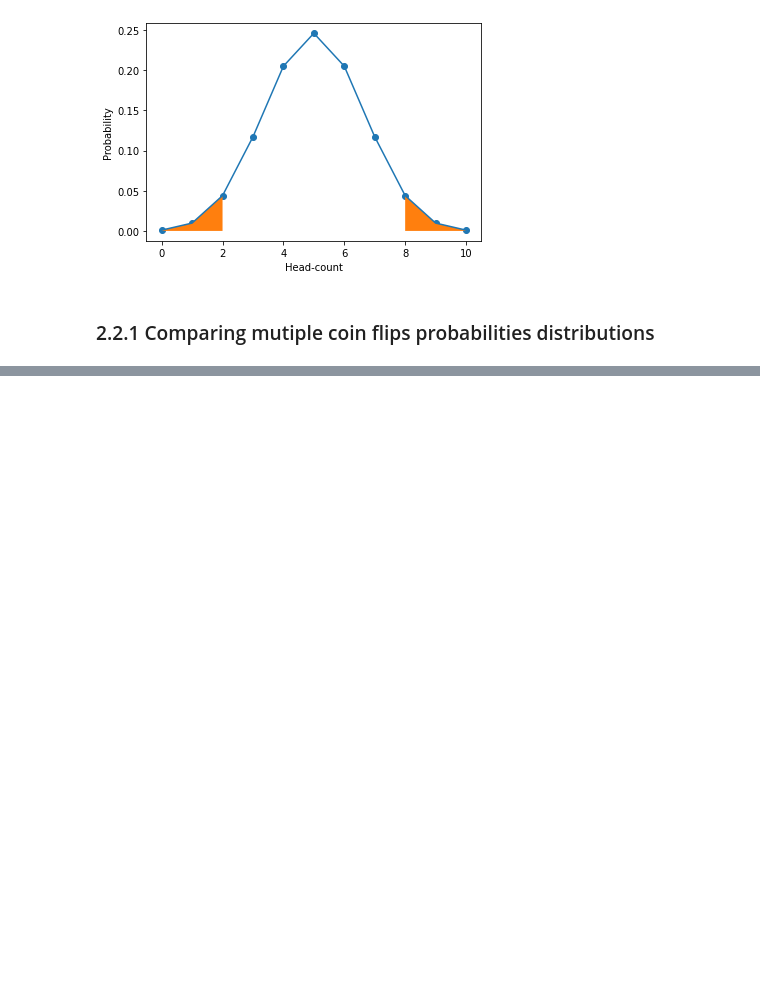
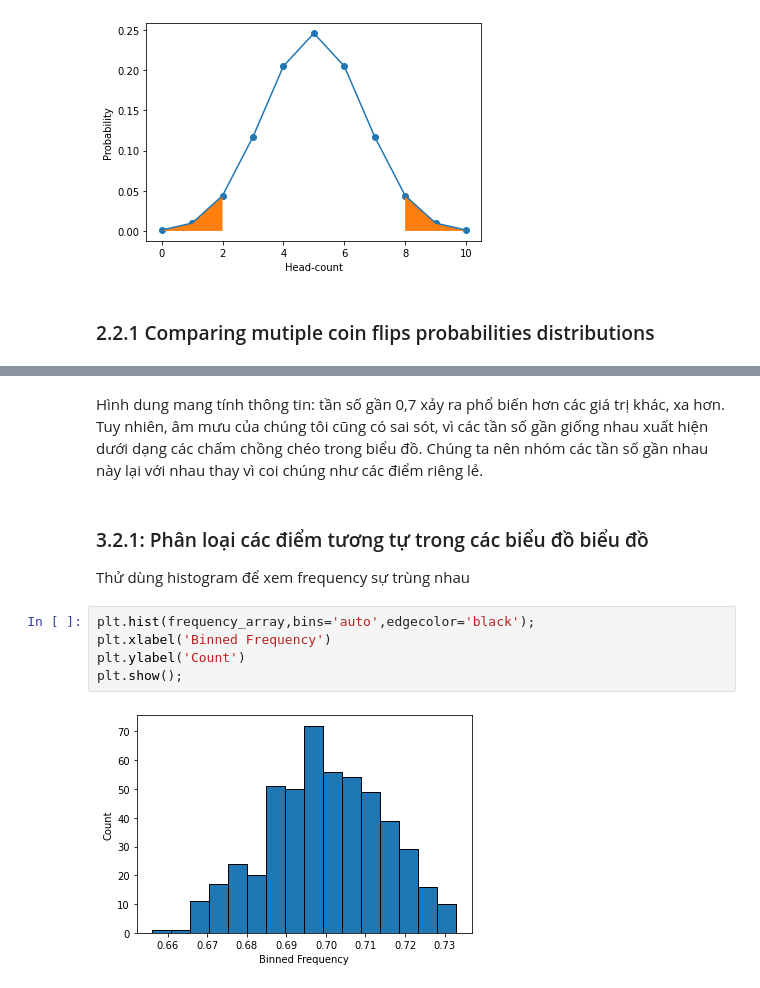
Before and after one commit to Thuoq/Data-Science-Bookcamp, a Jupyter notebook: Case study 1—Finding the winning strategy in a card game.ipynb, the cells around one changed output, grey strips where cells are left out. Drawn from its saved outputs; the diff is of its cells as text; blank space fills up the shorter version.

```diff
--- a/Case study 1—Finding the winning strategy in a card game.ipynb
+++ b/Case study 1—Finding the winning strategy in a card game.ipynb
@@ -417,0 +564,12 @@ plt.show()
+# %% [markdown]
+Hình dung mang tính thông tin: tần số gần 0,7 xảy ra phổ biến hơn các giá trị khác, xa hơn. Tuy nhiên, âm mưu của chúng tôi cũng có sai sót, vì các tần số gần giống nhau xuất hiện dưới dạng các chấm chồng chéo trong biểu đồ. Chúng ta nên nhóm các tần số gần nhau này lại với nhau thay vì coi chúng như các điểm riêng lẻ.
+# %% [markdown]
+### 3.2.1: Phân loại các điểm tương tự trong các biểu đồ biểu đồ
+Thử dùng histogram để xem frequency sự trùng nhau
+# %%
+plt.hist(frequency_array,bins='auto',edgecolor='black');
+plt.xlabel('Binned Frequency')
+plt.ylabel('Count')
+plt.show();
+# %% [output]
+[figure, added]
```
Also changed, not shown: parts of 37 cells of this notebook.
